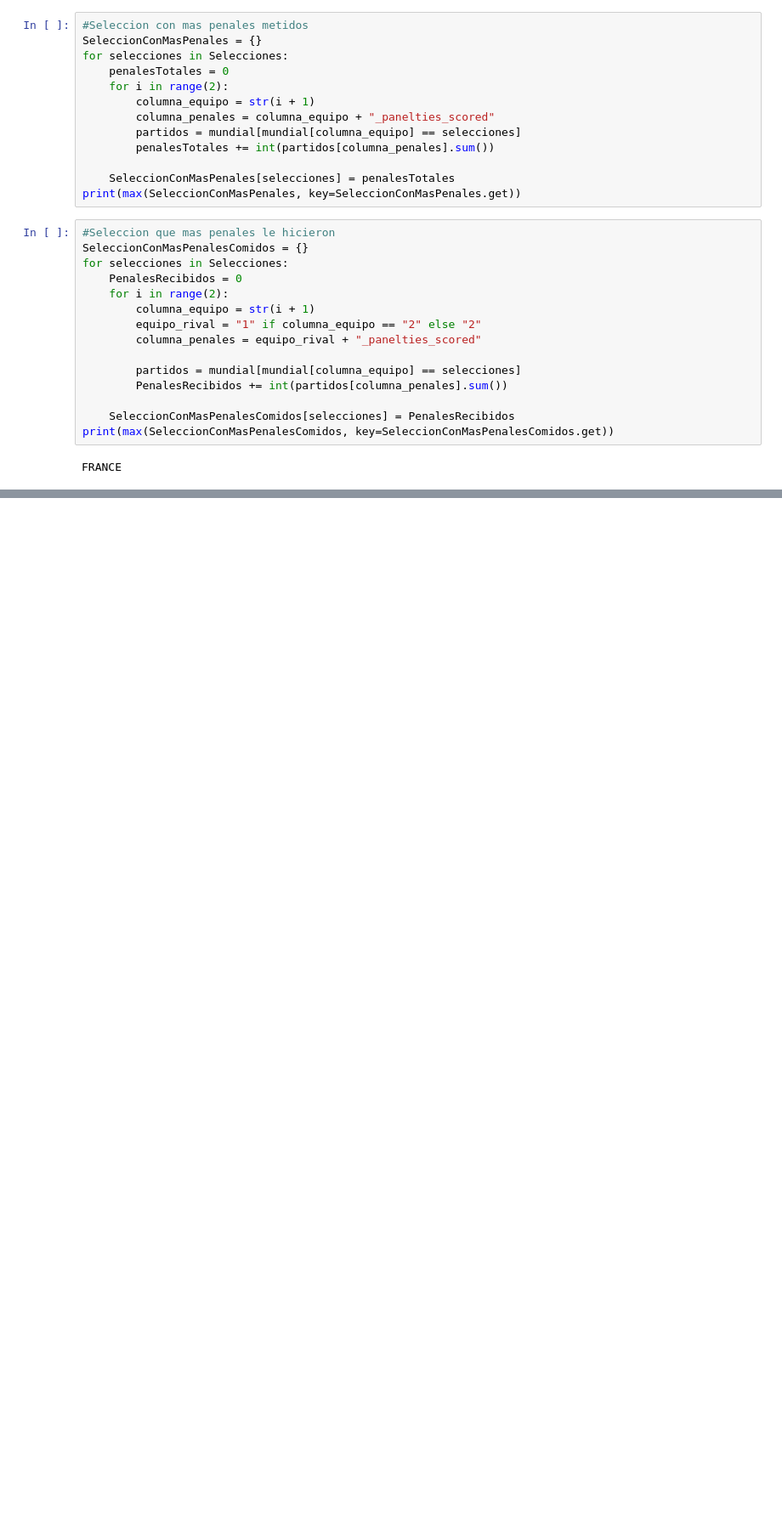
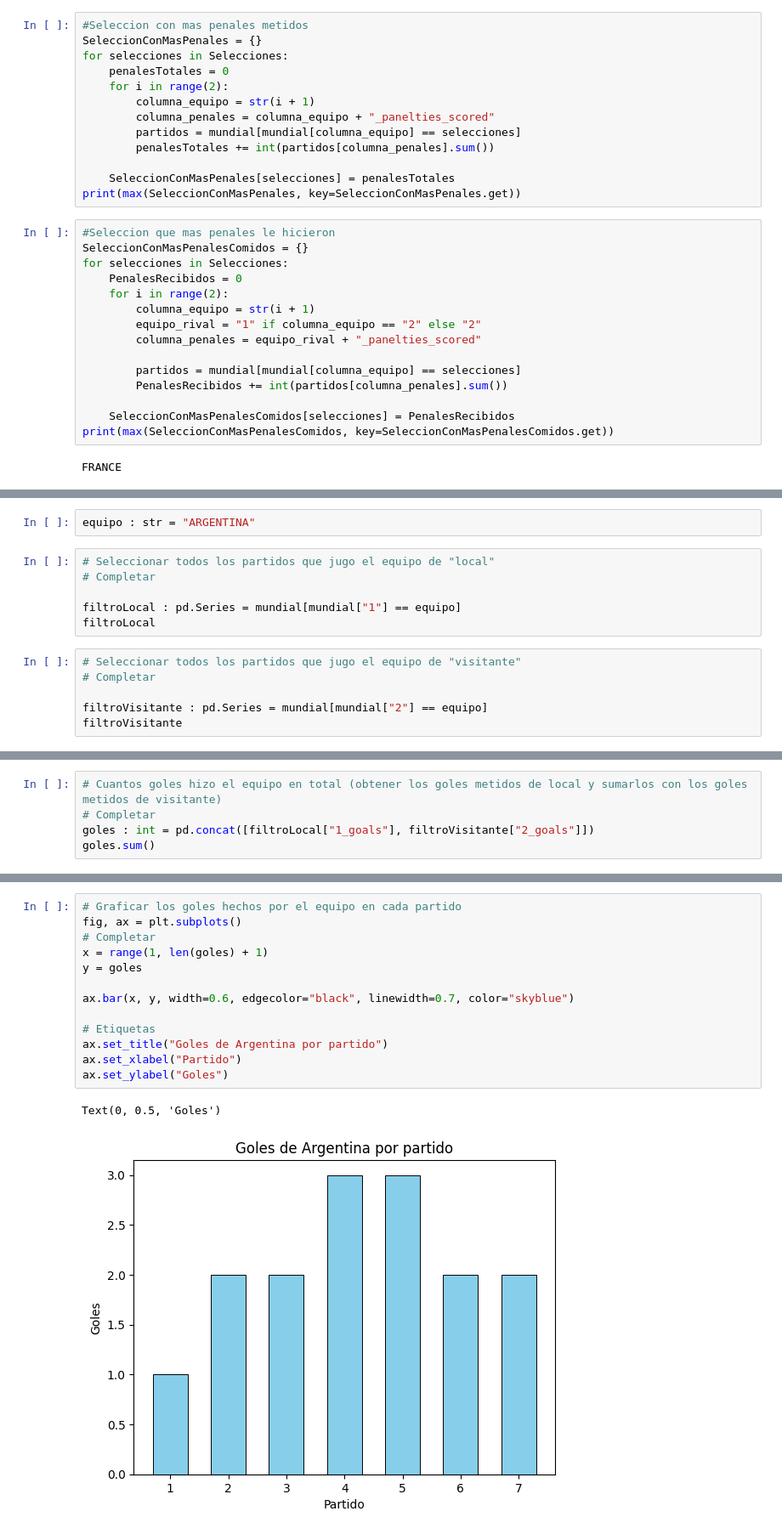
Before and after one commit to JonasLeiserson/Guia-python-epica, a Jupyter notebook: Guiapandas.ipynb, the cells around one changed output, grey strips where cells are left out. Shown at 85% size. Drawn from its saved outputs; the diff is of its cells as text; blank space fills up the shorter version.

```diff
--- a/Guiapandas.ipynb
+++ b/Guiapandas.ipynb
@@ -123,0 +114,14 @@ partidos
+# %%
+equipo : str = "ARGENTINA"
+# %%
+# Seleccionar todos los partidos que jugo el equipo de "local"
+# Completar
+
+filtroLocal : pd.Series = mundial[mundial["1"] == equipo]
+filtroLocal
+# %%
+# Seleccionar todos los partidos que jugo el equipo de "visitante"
+# Completar
+
+filtroVisitante : pd.Series = mundial[mundial["2"] == equipo]
+filtroVisitante
@@ -123,0 +138,5 @@ partidos
+# %%
+# Cuantos goles hizo el equipo en total (obtener los goles metidos de local y sumarlos con los goles metidos de visitante)
+# Completar
+goles : int = pd.concat([filtroLocal["1_goals"], filtroVisitante["2_goals"]])
+goles.sum()
@@ -123,0 +164,16 @@ partidos
+# %%
+# Graficar los goles hechos por el equipo en cada partido
+fig, ax = plt.subplots()
+# Completar
+x = range(1, len(goles) + 1)
+y = goles
+
+ax.bar(x, y, width=0.6, edgecolor="black", linewidth=0.7, color="skyblue")
+
+# Etiquetas
+ax.set_title("Goles de Argentina por partido")
+ax.set_xlabel("Partido")
+ax.set_ylabel("Goles")
+# %% [output]
+Text(0, 0.5, 'Goles')
+[figure, added]
```
Also changed, not shown: parts of 11 cells of this notebook.
